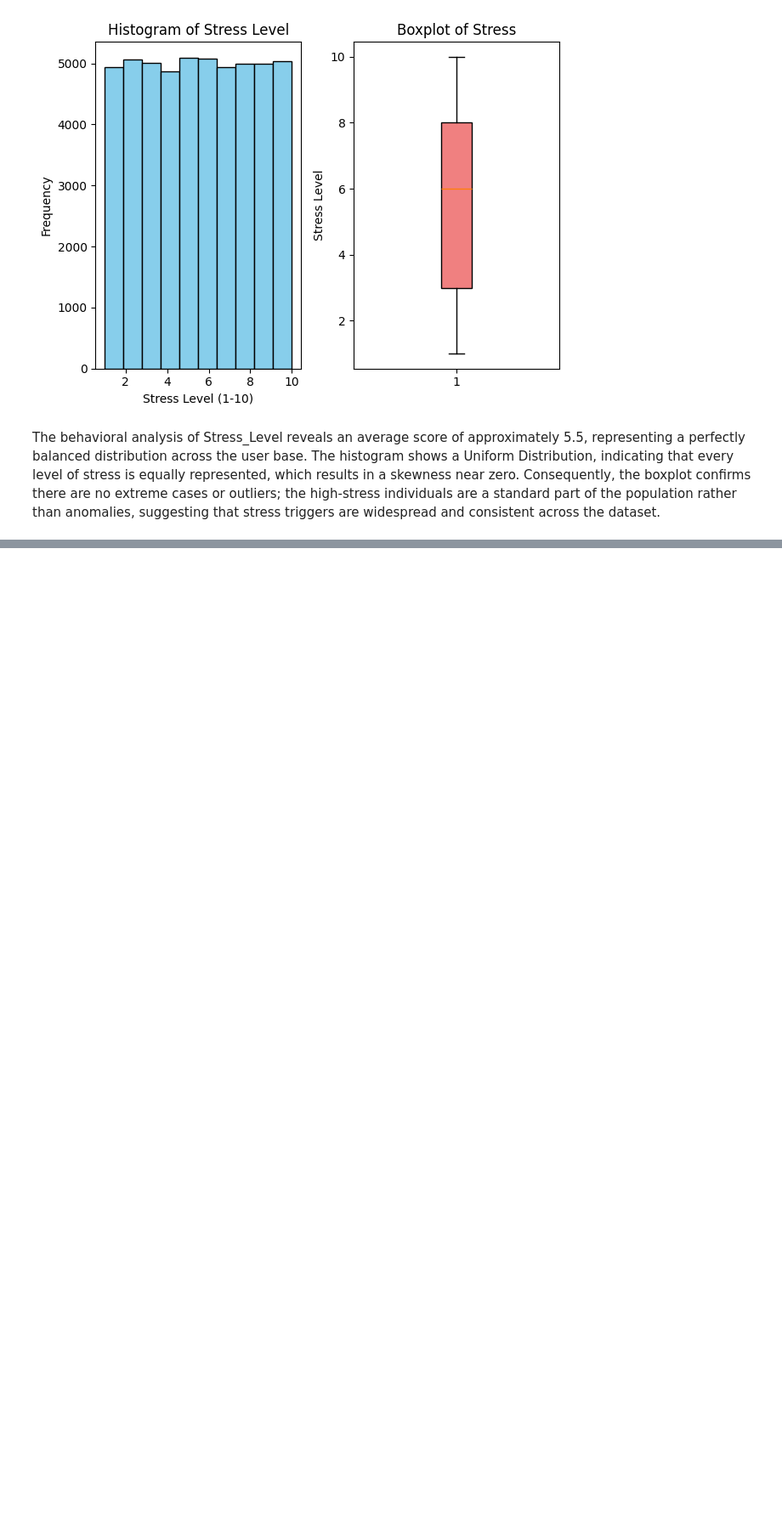
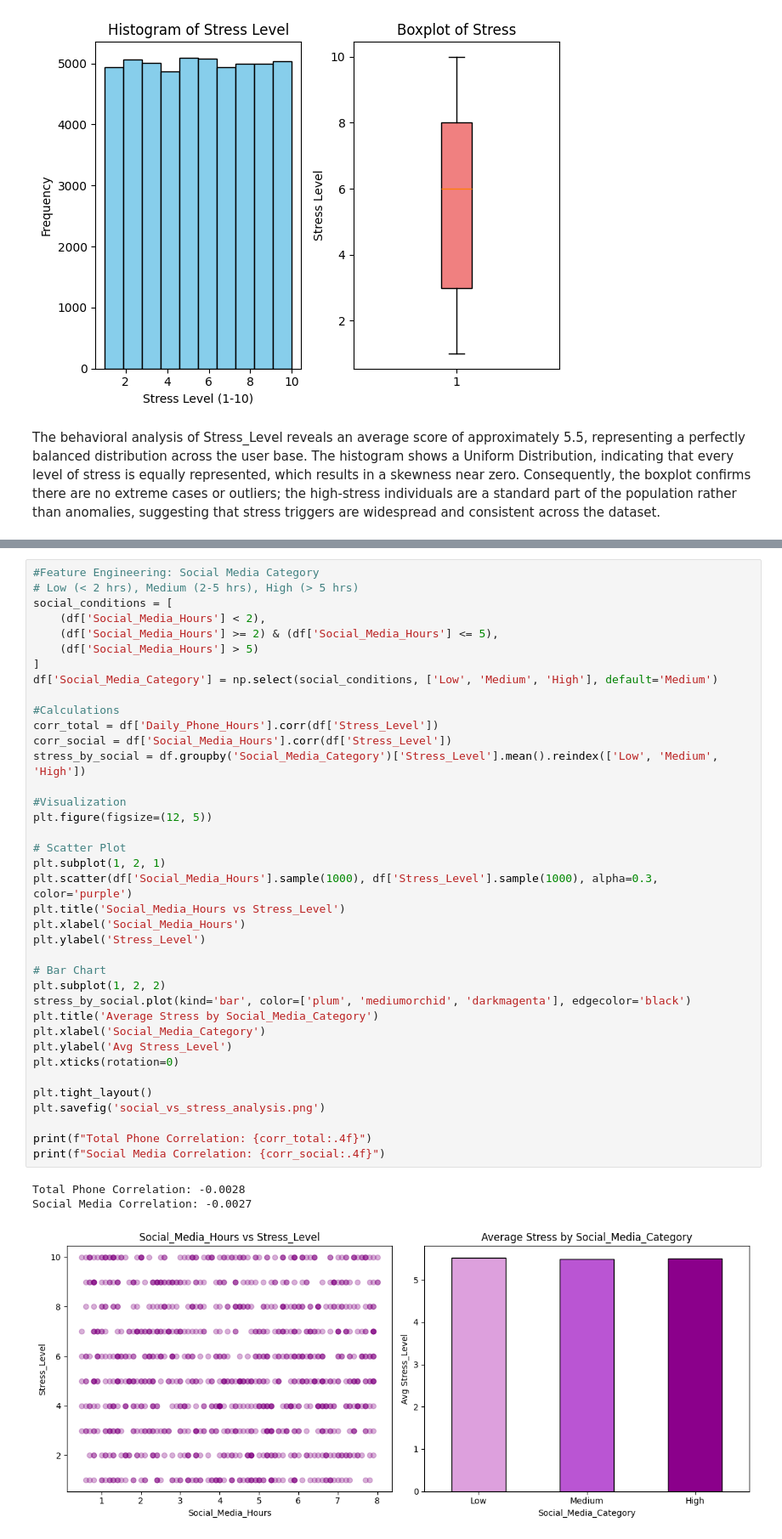
Before and after one commit to cess-dev/Smartphone_Usage_vs_Stress, a Jupyter notebook: analysis.ipynb, the cells around one changed output, grey strips where cells are left out. Shown at 85% size. Cells and saved outputs as stored; diff of their text form; blank space fills up the shorter version.

```diff
--- a/analysis.ipynb
+++ b/analysis.ipynb
@@ -184,0 +219,42 @@ The behavioral analysis of Stress_Level reveals an average score of approximatel
+# %%
+#Feature Engineering: Social Media Category
+# Low (< 2 hrs), Medium (2-5 hrs), High (> 5 hrs)
+social_conditions = [
+    (df['Social_Media_Hours'] < 2),
+    (df['Social_Media_Hours'] >= 2) & (df['Social_Media_Hours'] <= 5),
+    (df['Social_Media_Hours'] > 5)
+]
+df['Social_Media_Category'] = np.select(social_conditions, ['Low', 'Medium', 'High'], default='Medium')
+
+#Calculations
+corr_total = df['Daily_Phone_Hours'].corr(df['Stress_Level'])
+corr_social = df['Social_Media_Hours'].corr(df['Stress_Level'])
+stress_by_social = df.groupby('Social_Media_Category')['Stress_Level'].mean().reindex(['Low', 'Medium', 'High'])
+
+#Visualization
+plt.figure(figsize=(12, 5))
+
+# Scatter Plot
+plt.subplot(1, 2, 1)
+plt.scatter(df['Social_Media_Hours'].sample(1000), df['Stress_Level'].sample(1000), alpha=0.3, color='purple')
+plt.title('Social_Media_Hours vs Stress_Level')
+plt.xlabel('Social_Media_Hours')
+plt.ylabel('Stress_Level')
+
+# Bar Chart
+plt.subplot(1, 2, 2)
+stress_by_social.plot(kind='bar', color=['plum', 'mediumorchid', 'darkmagenta'], edgecolor='black')
+plt.title('Average Stress by Social_Media_Category')
+plt.xlabel('Social_Media_Category')
+plt.ylabel('Avg Stress_Level')
+plt.xticks(rotation=0)
+
+plt.tight_layout()
+plt.savefig('social_vs_stress_analysis.png')
+
+print(f"Total Phone Correlation: {corr_total:.4f}")
+print(f"Social Media Correlation: {corr_social:.4f}")
+# %% [output]
+Total Phone Correlation: -0.0028
+Social Media Correlation: -0.0027
+[figure, added]
```
Also changed, not shown: parts of 6 cells of this notebook, 3 other files.
